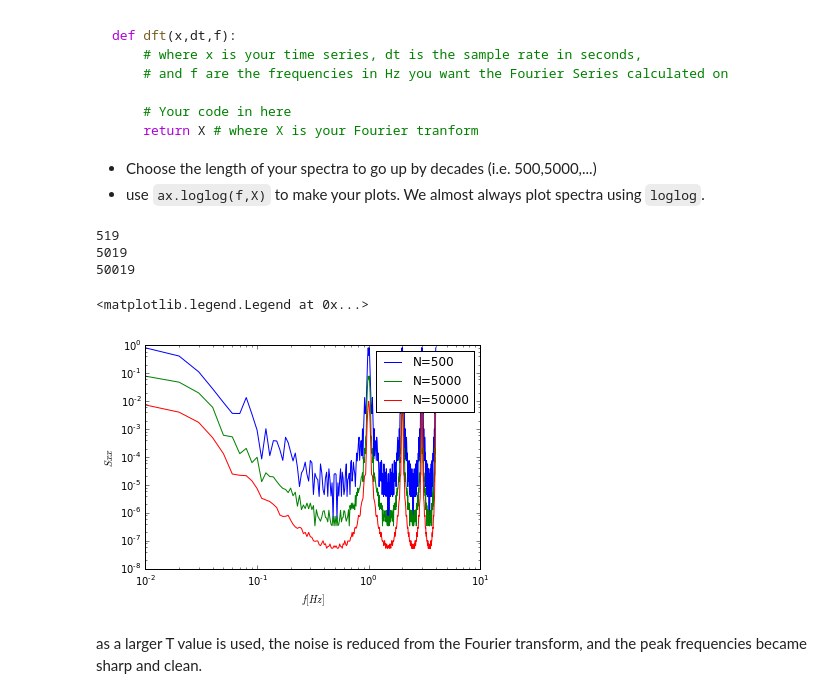
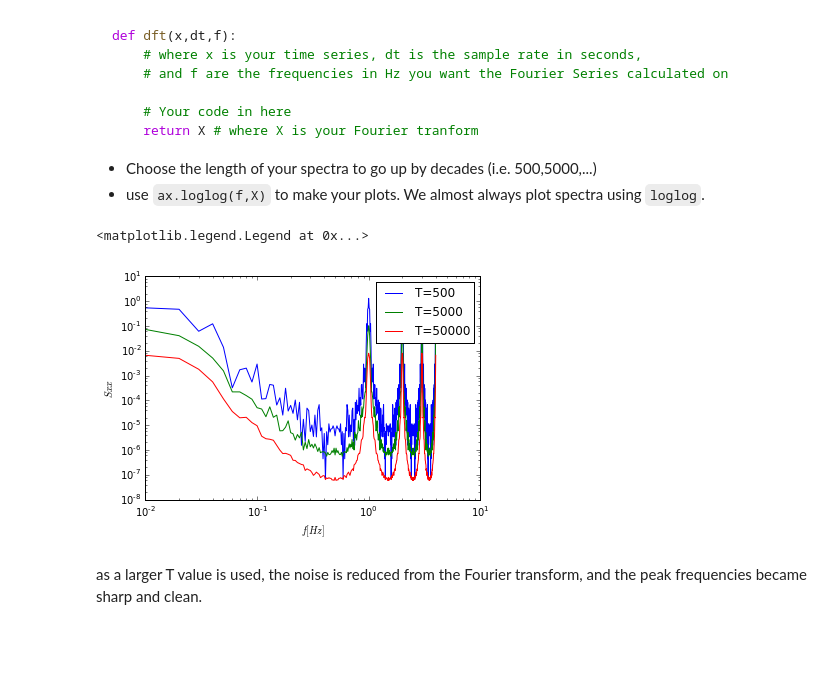
Before and after one commit to mpgriff/P411Assignments, a Jupyter notebook: p411a3-mattgriffiths.ipynb, the cells around one changed output. Drawn from its saved outputs; the diff is of its cells as text; code cells hidden in the pictures; blank space fills up the shorter version.

```diff
--- a/p411a3-mattgriffiths.ipynb
+++ b/p411a3-mattgriffiths.ipynb
@@ -162,39 +162,35 @@ def dft(x,dt,f):
 # %%
 def dft(x,f):
     X =1j*f*0.
     T = x[2]# get the sampling interval
-    print T
     dt = np.median(np.diff(x[0]))
     for num,ff in enumerate(f):
         X[num] = np.sum(x[1]*np.exp(-1j*2.*np.pi*x[0]*ff)*dt)
     Sxxnew = X*np.conj(X)/T
     return Sxxnew
 
 f = np.arange(-4.,4.,0.01)
 x500 = Rxx(500, 50)
 
 Sxx500 = dft(x500,f)
 
 x5000 = Rxx(5000, 50)
 Sxx5000 = dft(x5000, f)
 
 x50000 = Rxx(50000, 50)
 Sxx50000= dft(x50000, f)
 
 
 fig,ax=plt.subplots()
-ax.loglog(f[f>0],2*Sxx500[f>0],label='N=500')
-ax.loglog(f[f>0],2*Sxx5000[f>0],label='N=5000')
-ax.loglog(f[f>0],2*Sxx50000[f>0],label='N=50000')
+ax.loglog(f[f>0],2*Sxx500[f>0],label='T=500')
+ax.loglog(f[f>0],2*Sxx5000[f>0],label='T=5000')
+ax.loglog(f[f>0],2*Sxx50000[f>0],label='T=50000')
 ax.set_xlabel(r'$f [Hz]$')
 ax.set_ylabel(r'$Sxx$')
 ax.legend(loc=1)
 # %% [output]
-519
-5019
-50019
+<matplotlib.legend.Legend at 0x...>
-<matplotlib.legend.Legend at 0x...>
-[figure, old version]
+[figure, new version]
 # %% [markdown]
 as a larger T value is used, the noise is reduced from the Fourier transform, and the peak frequencies became sharp and clean.
 # %% [markdown]
```
Also changed, not shown: parts of 3 cells of this notebook.
